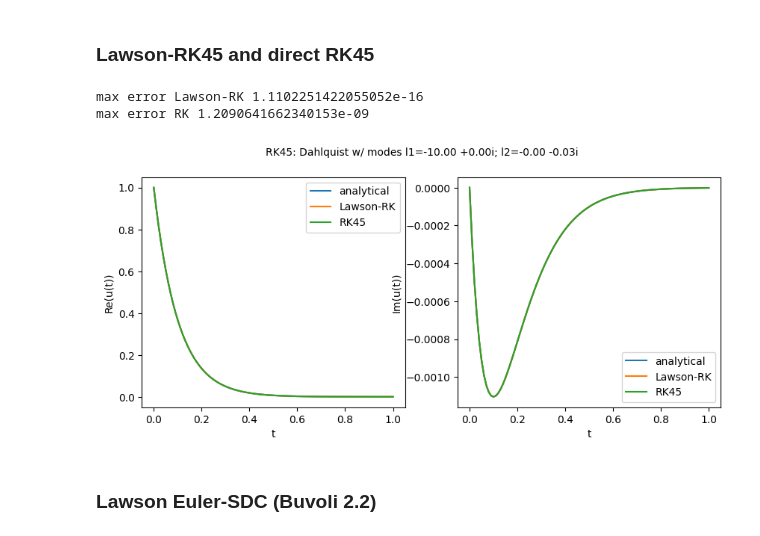
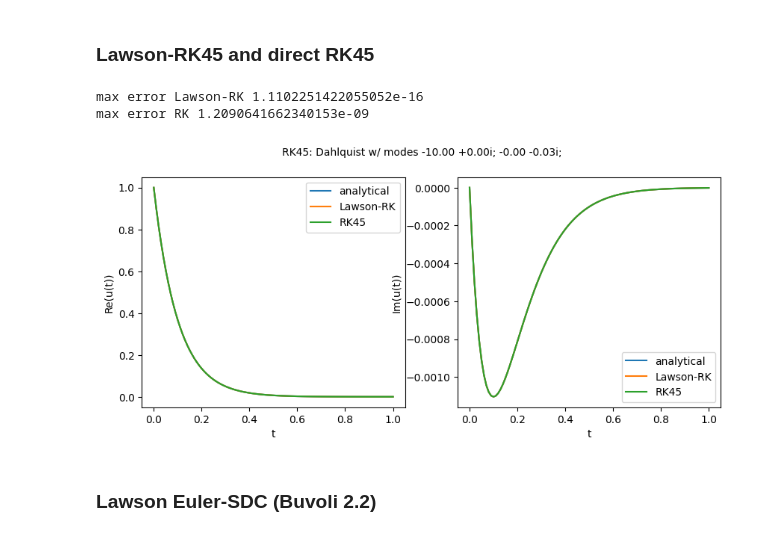
Before and after one commit to BoriskovaLiza/masterarbeit, a Jupyter notebook: Lawson.ipynb, the cells around one changed output. Cells and saved outputs as stored; diff of their text form; code cells hidden in the pictures.

```diff
--- a/Lawson.ipynb
+++ b/Lawson.ipynb
@@ -58,25 +35,27 @@ def plot_solutions(plot_name, method_names, method_solutions, shared_t):
 # %% [markdown]
 ### Lawson-RK45 and direct RK45
 # %%
+import scipy
+
 # RK45(u) and Lawson-RK45(v) integrators
 v_integ = scipy.integrate.RK45(fv, t0, [v0], 100., first_step=timestep, max_step=timestep)
 u_integ = scipy.integrate.RK45(fu, t0, [u0], 100., first_step=timestep, max_step=timestep)
 
 for i in range(steps):
     t[i] = v_integ.t
     uv[i] = v_integ.y * (np.exp(v_integ.t*l1) + 0.j)
     v_integ.step()
     u[i] = u_integ.y
     u_integ.step()
 
 print("max error Lawson-RK", np.max(np.abs(uv - np.exp((l1 + l2)*t))))
 print("max error RK", np.max(np.abs(u - np.exp((l1 + l2)*t))))
 
-plot_solutions("RK45", ["analytical", "Lawson-RK", "RK45"], [np.exp((l1 + l2)*t), uv, u], t)
+mySDC.plot_solutions("RK45", [l1, l2], ["analytical", "Lawson-RK", "RK45"], [np.exp((l1 + l2)*t), uv, u], t)
 # %% [output]
 max error Lawson-RK 1.1102251422055052e-16
 max error RK 1.2090641662340153e-09
-[figure, old version]
+[figure, new version]
 # %% [markdown]
 ### Lawson Euler-SDC (Buvoli 2.2)
 # %%
```
Also changed, not shown: parts of 14 cells of this notebook, 1 other file.
